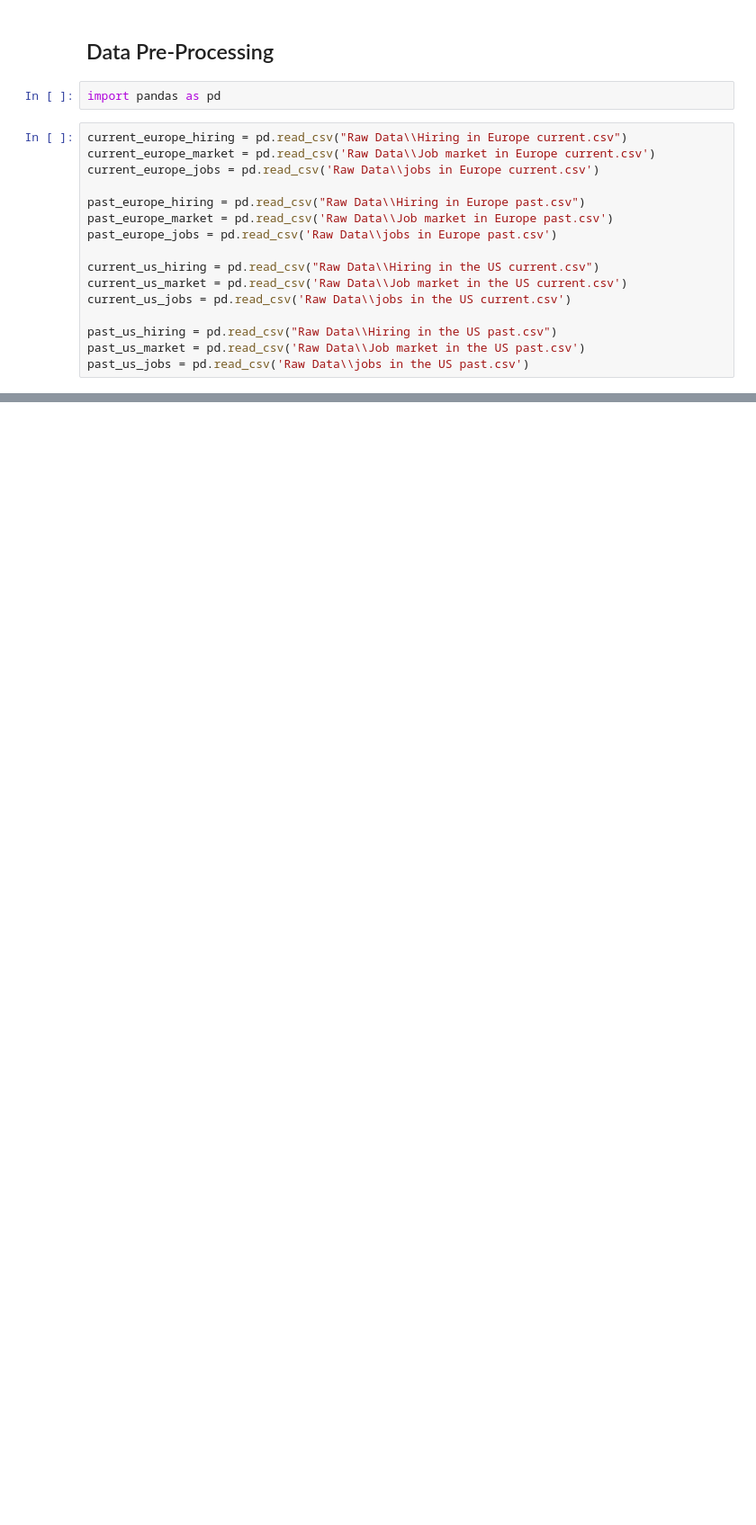
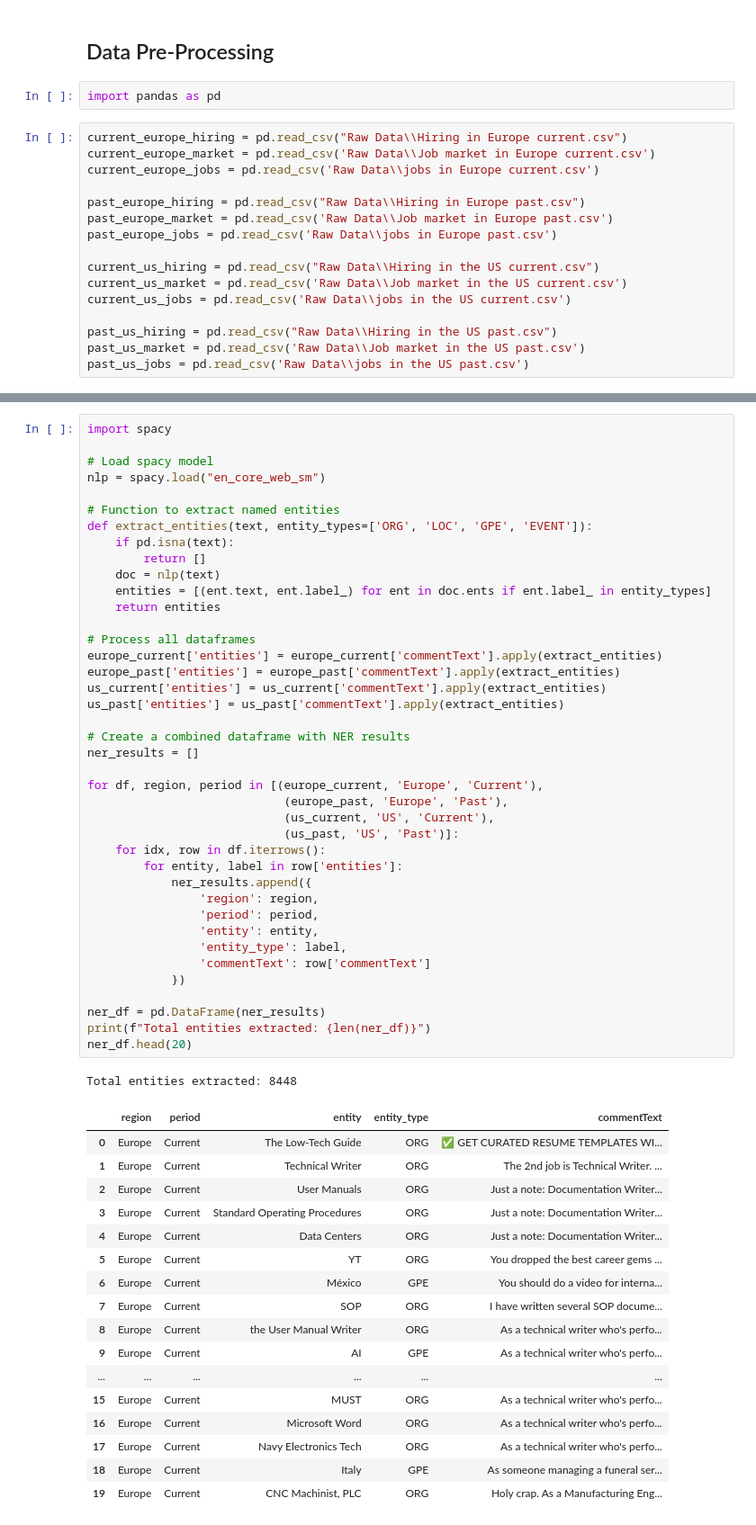
Before and after one commit to yannickkucharsky/advanced-computational-methods, a Jupyter notebook: data_preprocessing.ipynb, the cells around one changed output, grey strips where cells are left out. Shown at 90% size. Cells and saved outputs as stored; diff of their text form; blank space fills up the shorter version.

```diff
--- a/data_preprocessing.ipynb
+++ b/data_preprocessing.ipynb
@@ -43,0 +66,59 @@ us_past = pd.concat([past_us_hiring, past_us_jobs, past_us_market], ignore_index
+# %%
+import spacy
+
+# Load spacy model
+nlp = spacy.load("en_core_web_sm")
+
+# Function to extract named entities
+def extract_entities(text, entity_types=['ORG', 'LOC', 'GPE', 'EVENT']):
+    if pd.isna(text):
+        return []
+    doc = nlp(text)
+    entities = [(ent.text, ent.label_) for ent in doc.ents if ent.label_ in entity_types]
+    return entities
+
+# Process all dataframes
+europe_current['entities'] = europe_current['commentText'].apply(extract_entities)
+europe_past['entities'] = europe_past['commentText'].apply(extract_entities)
+us_current['entities'] = us_current['commentText'].apply(extract_entities)
+us_past['entities'] = us_past['commentText'].apply(extract_entities)
+
+# Create a combined dataframe with NER results
+ner_results = []
+
+for df, region, period in [(europe_current, 'Europe', 'Current'),
+                            (europe_past, 'Europe', 'Past'),
+                            (us_current, 'US', 'Current'),
+                            (us_past, 'US', 'Past')]:
+    for idx, row in df.iterrows():
+        for entity, label in row['entities']:
+            ner_results.append({
+                'region': region,
+                'period': period,
+                'entity': entity,
+                'entity_type': label,
+                'commentText': row['commentText']
+            })
+
+ner_df = pd.DataFrame(ner_results)
+print(f"Total entities extracted: {len(ner_df)}")
+ner_df.head(20)
+# %% [output]
+Total entities extracted: 8448
+|  | region | period | entity | entity_type | commentText |
+| 0 | Europe | Current | The Low-Tech Guide | ORG | ✅ GET CURATED RESUME TEMPLATES WI... |
+| 1 | Europe | Current | Technical Writer | ORG | The 2nd job is Technical Writer. ... |
+| 2 | Europe | Current | User Manuals | ORG | Just a note: Documentation Writer... |
+| 3 | Europe | Current | Standard Operating Procedures | ORG | Just a note: Documentation Writer... |
+| 4 | Europe | Current | Data Centers | ORG | Just a note: Documentation Writer... |
+| 5 | Europe | Current | YT | ORG | You dropped the best career gems ... |
+| 6 | Europe | Current | México | GPE | You should do a video for interna... |
+| 7 | Europe | Current | SOP | ORG | I have written several SOP docume... |
+| 8 | Europe | Current | the User Manual Writer | ORG | As a technical writer who's perfo... |
+| 9 | Europe | Current | AI | GPE | As a technical writer who's perfo... |
+| ... | ... | ... | ... | ... | ... |
+| 15 | Europe | Current | MUST | ORG | As a technical writer who's perfo... |
+| 16 | Europe | Current | Microsoft Word | ORG | As a technical writer who's perfo... |
+| 17 | Europe | Current | Navy Electronics Tech | ORG | As a technical writer who's perfo... |
+| 18 | Europe | Current | Italy | GPE | As someone managing a funeral ser... |
+| 19 | Europe | Current | CNC Machinist, PLC | ORG | Holy crap. As a Manufacturing Eng... |
```
Also changed, not shown: parts of 6 cells of this notebook.
